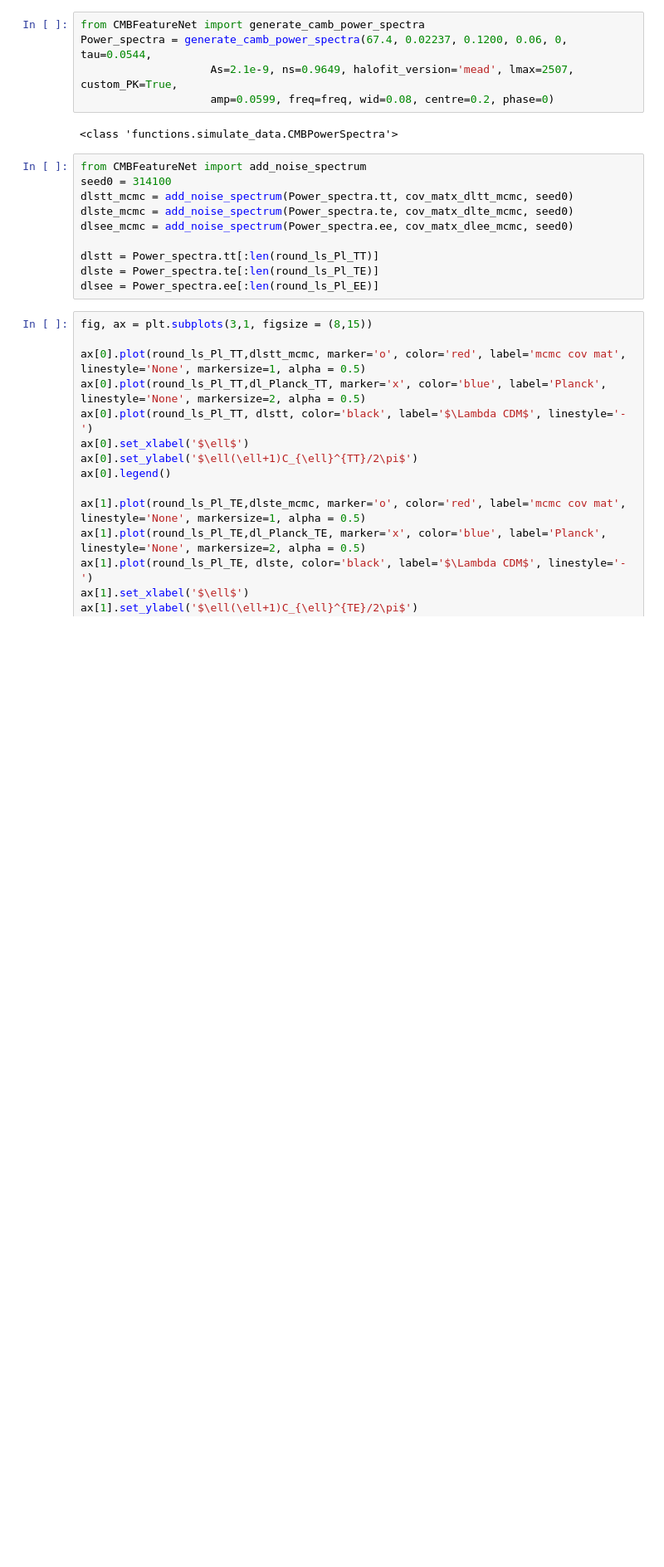
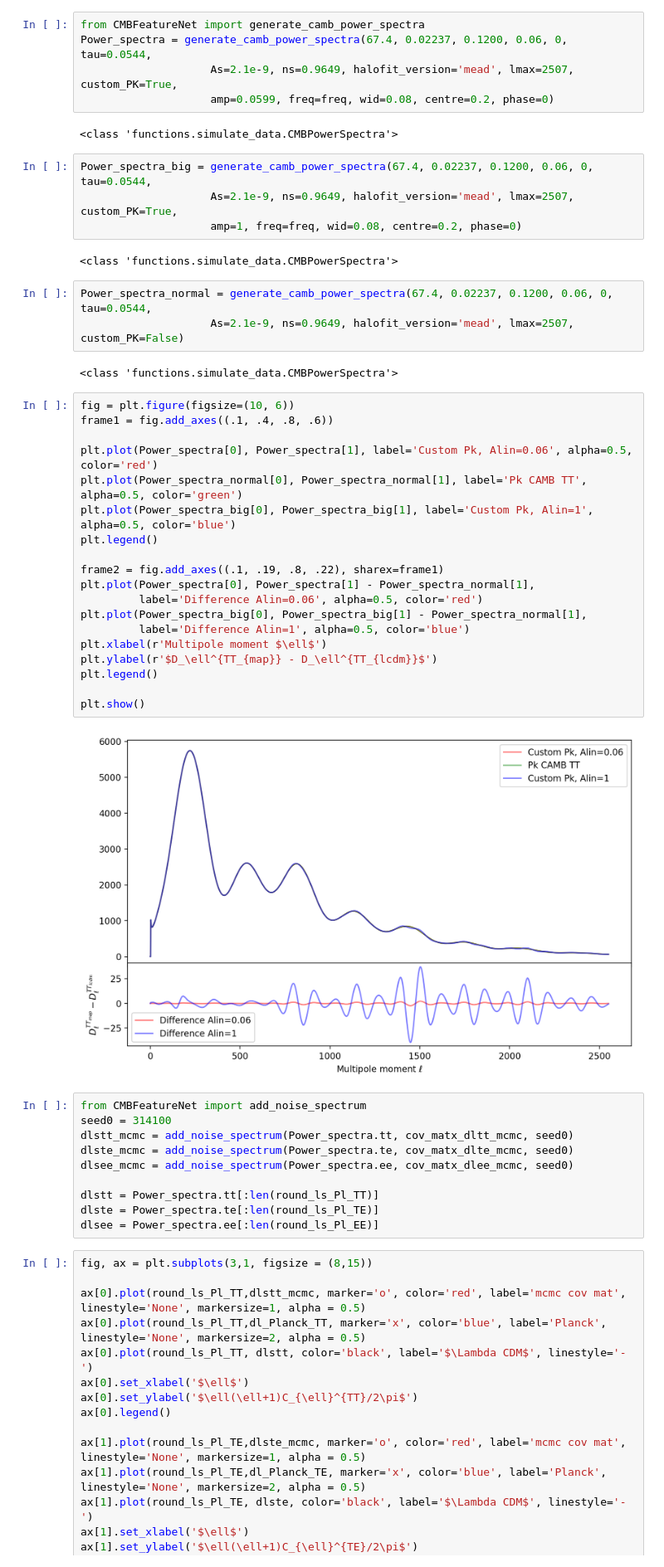
Before and after one commit to SkyExplain/SkySimulation, a Jupyter notebook: Notebooks/Primordial_Feature_data_errors.ipynb, the cells around one changed output. Shown at 83% size. Cells and saved outputs as stored; diff of their text form; blank space fills up the shorter version.

Commit message:
Theoretical model comparison of custom pk and LCDM

```diff
--- a/Notebooks/Primordial_Feature_data_errors.ipynb
+++ b/Notebooks/Primordial_Feature_data_errors.ipynb
@@ -83,6 +84,38 @@ Power_spectra = generate_camb_power_spectra(67.4, 0.02237, 0.1200, 0.06, 0, tau=
                     amp=0.0599, freq=freq, wid=0.08, centre=0.2, phase=0)
 # %% [output]
 <class 'functions.simulate_data.CMBPowerSpectra'>
+# %%
+Power_spectra_big = generate_camb_power_spectra(67.4, 0.02237, 0.1200, 0.06, 0, tau=0.0544,
+                    As=2.1e-9, ns=0.9649, halofit_version='mead', lmax=2507, custom_PK=True,
+                    amp=1, freq=freq, wid=0.08, centre=0.2, phase=0)
+# %% [output]
+<class 'functions.simulate_data.CMBPowerSpectra'>
+# %%
+Power_spectra_normal = generate_camb_power_spectra(67.4, 0.02237, 0.1200, 0.06, 0, tau=0.0544,
+                    As=2.1e-9, ns=0.9649, halofit_version='mead', lmax=2507, custom_PK=False)
+# %% [output]
+<class 'functions.simulate_data.CMBPowerSpectra'>
+# %%
+fig = plt.figure(figsize=(10, 6))
+frame1 = fig.add_axes((.1, .4, .8, .6))
+
+plt.plot(Power_spectra[0], Power_spectra[1], label='Custom Pk, Alin=0.06', alpha=0.5, color='red')
+plt.plot(Power_spectra_normal[0], Power_spectra_normal[1], label='Pk CAMB TT', alpha=0.5, color='green')
+plt.plot(Power_spectra_big[0], Power_spectra_big[1], label='Custom Pk, Alin=1', alpha=0.5, color='blue')
+plt.legend()
+
+frame2 = fig.add_axes((.1, .19, .8, .22), sharex=frame1)
+plt.plot(Power_spectra[0], Power_spectra[1] - Power_spectra_normal[1],
+         label='Difference Alin=0.06', alpha=0.5, color='red')
+plt.plot(Power_spectra_big[0], Power_spectra_big[1] - Power_spectra_normal[1],
+         label='Difference Alin=1', alpha=0.5, color='blue')
+plt.xlabel(r'Multipole moment $\ell$')
+plt.ylabel(r'$D_\ell^{TT_{map}} - D_\ell^{TT_{lcdm}}$')
+plt.legend()
+
+plt.show()
+# %% [output]
+[figure, added]
 # %%
 from CMBFeatureNet import add_noise_spectrum
 seed0 = 314100
```
Also changed, not shown: parts of 1 cell of this notebook.
